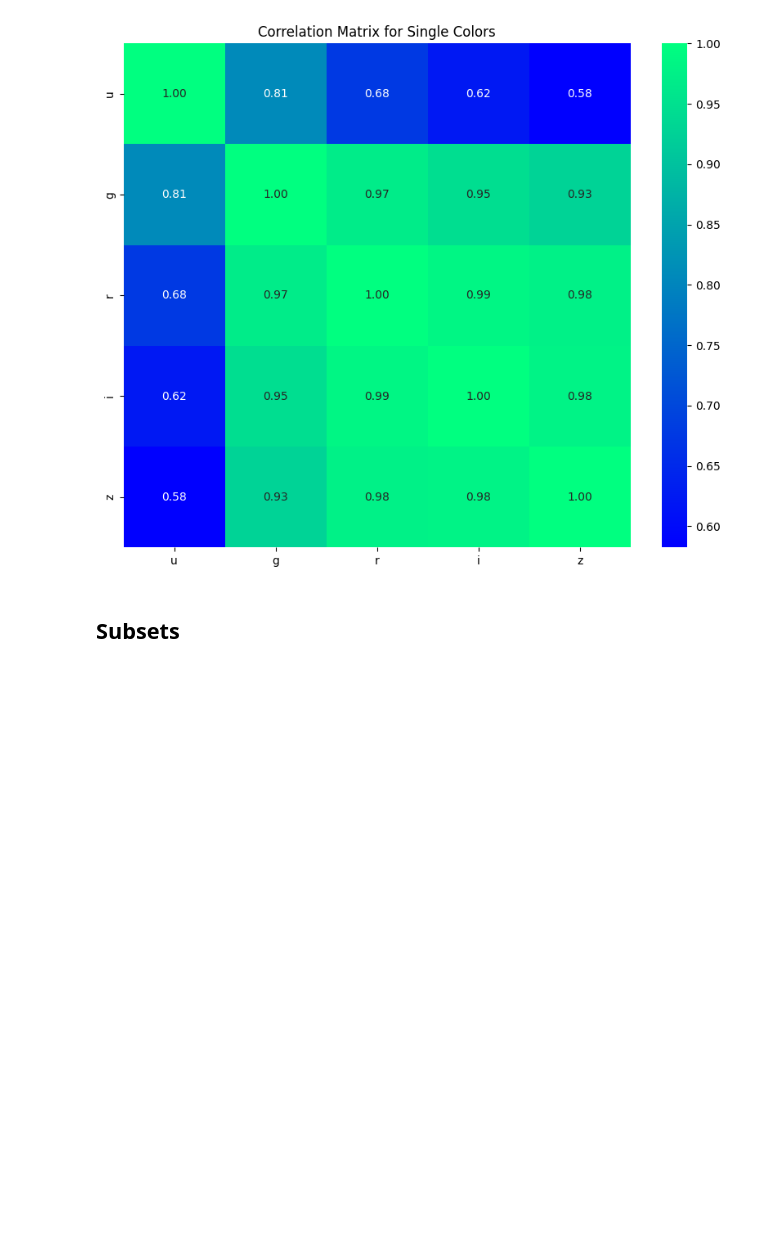
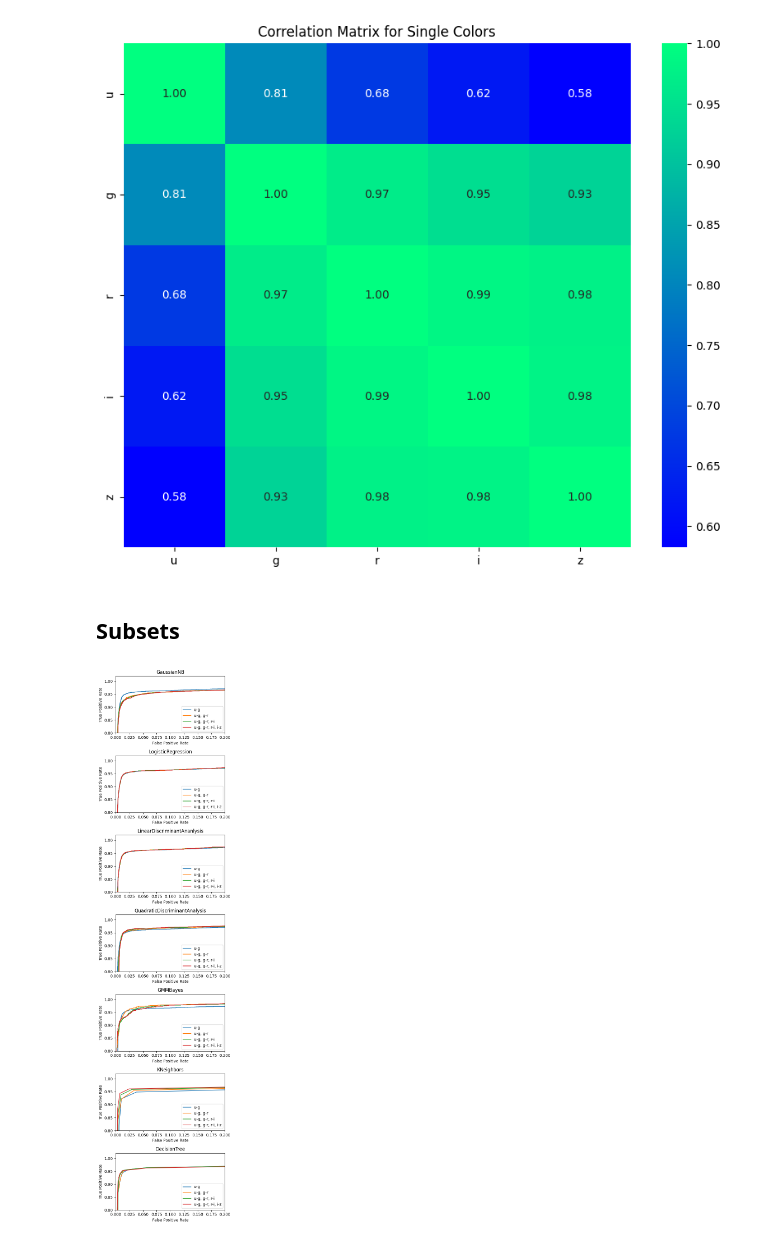
Before and after one commit to malvibellotti/astrostatistics_bicocca_2024, a Jupyter notebook: working/lecture_19_galaxy_quasars.ipynb, the cells around one changed output. Drawn from its saved outputs; the diff is of its cells as text; code cells hidden in the pictures; blank space fills up the shorter version.

```diff
--- a/working/lecture_19_galaxy_quasars.ipynb
+++ b/working/lecture_19_galaxy_quasars.ipynb
@@ -357,4 +341,39 @@ z  0.582382  0.928222  0.975565  0.979612  1.000000
 [figure]
 # %% [markdown]
 ## Subsets
+# %%
+# subsets of features to use
+feature_subsets = {
+    'u-g': u_g.values.reshape(-1, 1),
+    'u-g, g-r': np.vstack([u_g, g_r]).T,
+    'u-g, g-r, r-i': np.vstack([u_g, g_r, r_i]).T,
+    'u-g, g-r, r-i, i-z': X
+}
+
+fig, axes = plt.subplots(len(classifiers), 1, figsize=(5, 20))
+
+
+for row, (clf_name, clf) in enumerate(classifiers.items()):
+    ax = axes[row]
+    for subset_name, X_subset in feature_subsets.items():
+        X_train, X_test, y_train, y_test = train_test_split(X_subset, y, test_size=0.3, random_state=42)
+
+        clf.fit(X_train, y_train)
+        y_prob = clf.predict_proba(X_test)[:, 1]
+
+        fpr, tpr, _ = roc_curve(y_test, y_prob)
+
+        ax.plot(fpr, tpr, label=f'{subset_name}')
+
+    ax.set_xlim(0, 0.2)
+    ax.set_ylim(0.8, 1.02)
+    ax.set_title(f'{clf_name}')
+    ax.set_xlabel('False Positive Rate')
+    ax.set_ylabel('True Positive Rate')
+    ax.legend(loc='lower right')
+
+plt.tight_layout()
+plt.show()
+# %% [output]
+[figure, added]
 # %%
```
Also changed, not shown: parts of 16 cells of this notebook, 2 other files.
